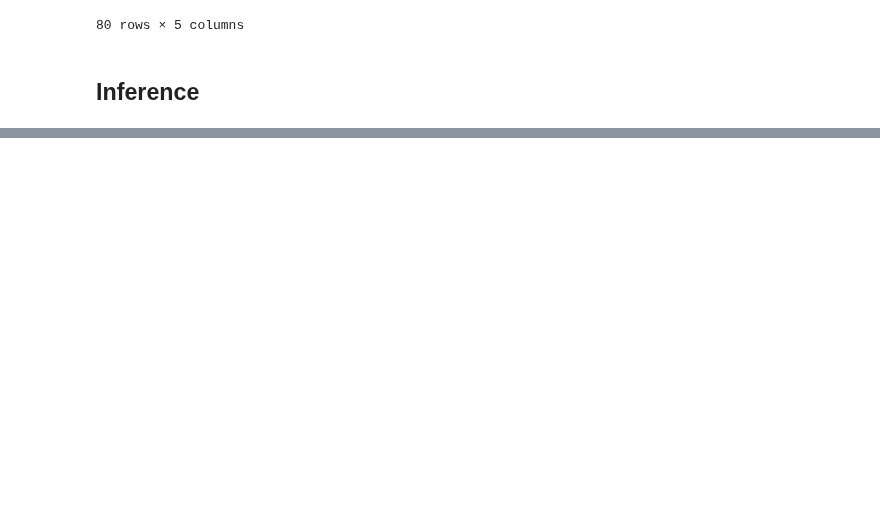
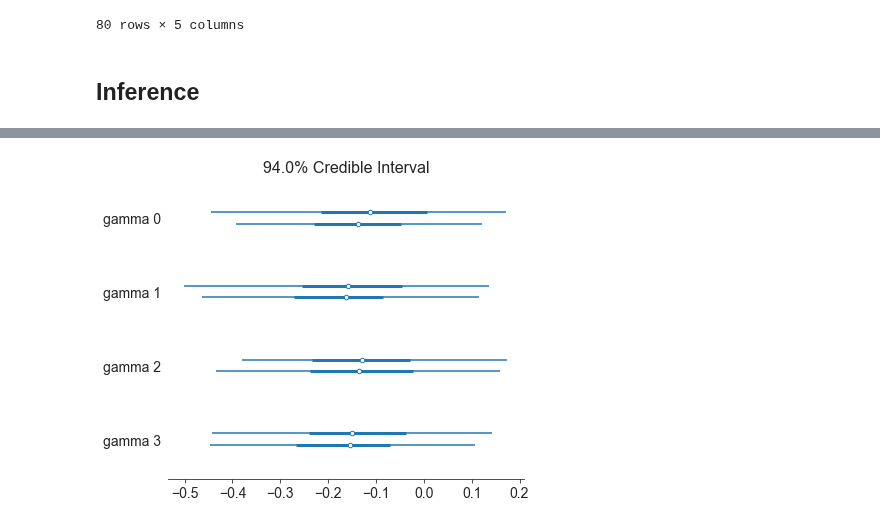
Before and after one commit to cbg-ethz/shm, a Jupyter notebook: analysis/03-hierarchical_model.ipynb, the cells around one changed output, grey strips where cells are left out. Saved outputs shown, nothing was run; the diff lists cells and outputs as text; code cells hidden in the pictures; blank space fills up the shorter version.

```diff
--- a/analysis/03-hierarchical_model.ipynb
+++ b/analysis/03-hierarchical_model.ipynb
@@ -120,29 +133,29 @@ len_sirnas_per_gene = int(len_sirnas / len_genes)
 beta_idx = np.tile(range(len_genes), len_conditions)
 beta_data_idx = np.repeat(beta_idx, int(n / len(beta_idx)))
 
-l_idx = np.repeat(range(len_sirnas * 2), len_replicates )
+l_idx = np.repeat(range(len_sirnas), len_replicates )
 # %%
 with pm.Model() as model:
-    p = pm.Dirichlet("p", a=np.array([1.0, 1.0]), shape=2)
+    p = pm.Dirichlet("p", a=np.array([0.5, 0.5]), shape=2)
     pm.Potential("p_pot", tt.switch(tt.min(p) < 0.05, -np.inf, 0))
     category = pm.Categorical("category", p=p, shape=len_genes)
 
-    tau_g = pm.Gamma("tau_g", 1.0, 1.0, shape=1)
+    tau_g = pm.Gamma("tau_g", .1, .1, shape=1)
     mean_g = pm.Normal("mu_g", mu=np.array([0, 0]), sd=0.5, shape=2)
     pm.Potential("m_opot", tt.switch(mean_g[1] - mean_g[0] < 0, -np.inf, 0))
     gamma = pm.Normal("gamma", mean_g[category], tau_g, shape=len_genes)
 
-    tau_b = pm.Gamma("tau_b", 1.0, 1.0, shape=1)
+    tau_b = pm.Gamma("tau_b", .1, .1, shape=1)
     if len_conditions == 1:
         beta = pm.Deterministic("beta", gamma)
     else:
         beta_non = pm.Normal('beta_non', 0, 1, shape= len(beta_idx))
         beta = pm.Deterministic("beta", gamma[beta_idx] + tau_b * beta_non)
-    l = pm.Lognormal("l", 0, 0.25, shape=len_sirnas * 2)
+    l = pm.Normal("l", 0, .25, shape=len_sirnas * 2)
 
-    pm.Poisson(
+    pm.Normal(
       "x",
-      mu =       np.exp(beta[beta_data_idx]) * l[l_idx],
+      mu =      beta[beta_data_idx] + l[l_idx],
       observed = sp.squeeze(read_counts["counts"].values),
     )
 # %%
@@ -153,0 +167,3 @@ mod.render("model.dot")
+# %%
+with model:
+    trace = pm.sample(1000, n_init=10000, tune=5000, chains=2, seed=23)
@@ -153,0 +221,4 @@ mod.render("model.dot")
+# %%
+az.plot_forest(trace, var_names="gamma");
+# %% [output]
+[figure, added]
```
Also changed, not shown: parts of 11 cells of this notebook, 4 other files.
